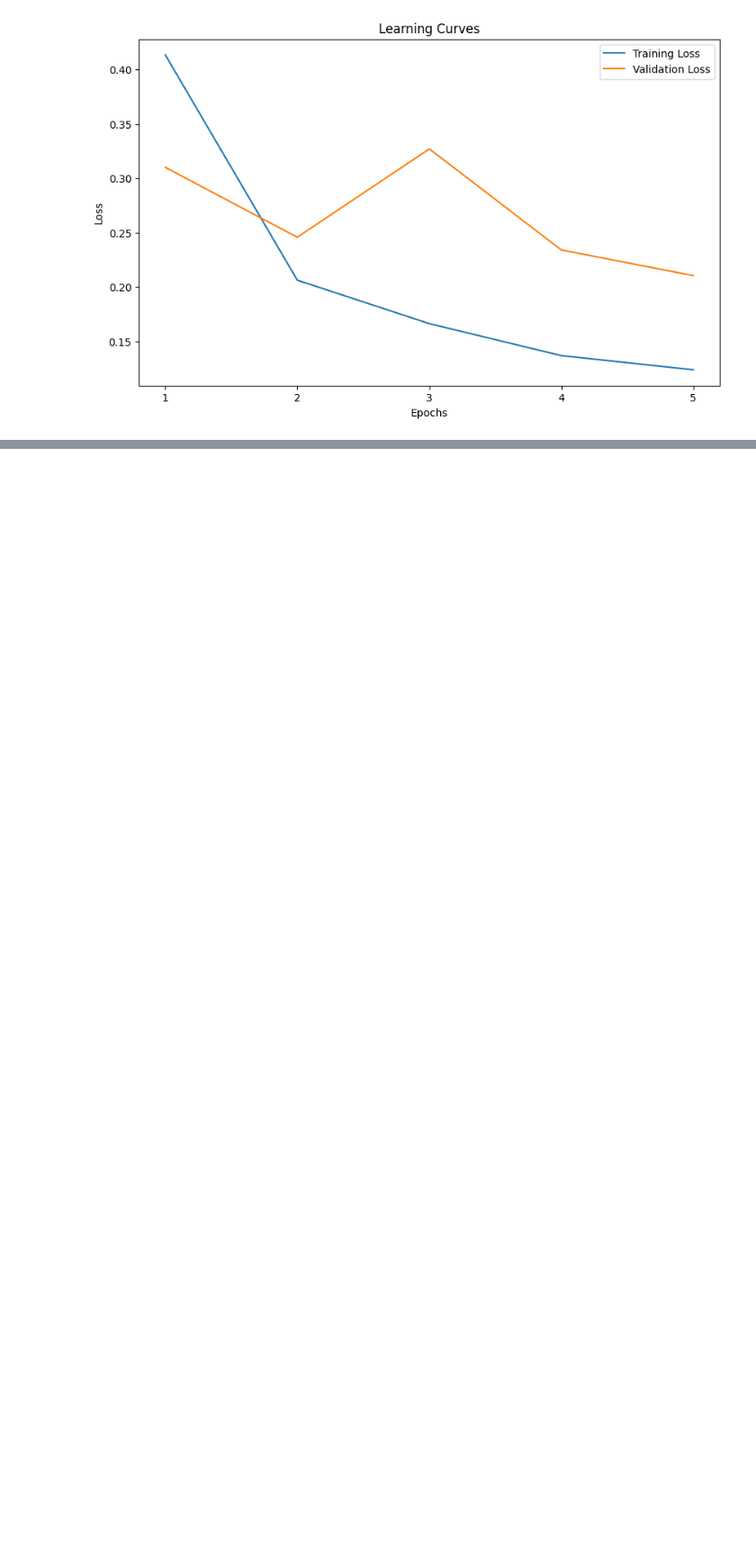
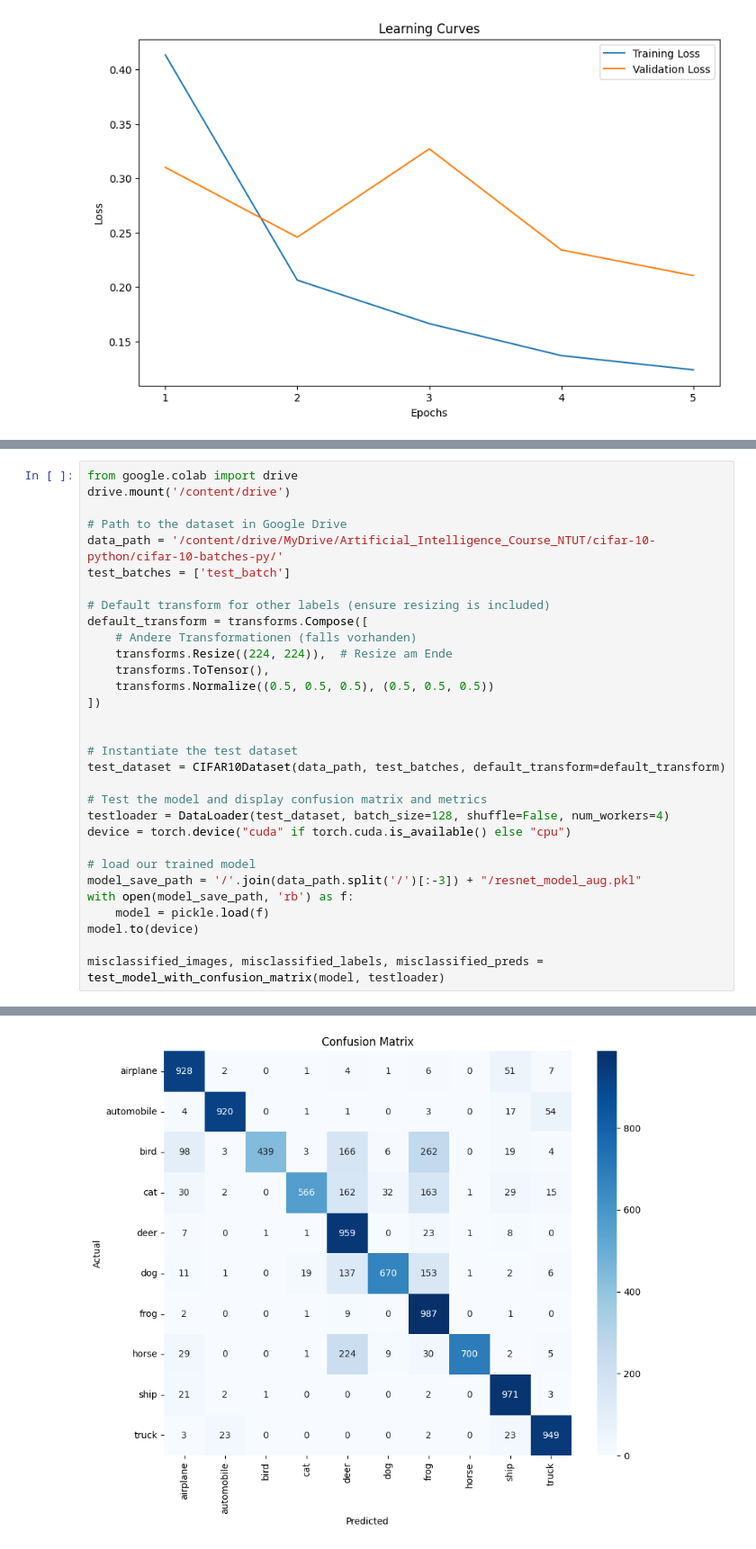
Before and after one commit to slinusc/Artificial_Intelligence_Course_NTUT, a Jupyter notebook: ResNet50.ipynb, the cells around one changed output, grey strips where cells are left out. Shown: that part at 90% size. Cells and saved outputs as stored; diff of their text form; blank space fills up the shorter version.

```diff
--- a/ResNet50.ipynb
+++ b/ResNet50.ipynb
@@ -737,0 +724,32 @@ F1 Score: 0.9269
+# %%
+from google.colab import drive
+drive.mount('/content/drive')
+
+# Path to the dataset in Google Drive
+data_path = '/content/drive/MyDrive/Artificial_Intelligence_Course_NTUT/cifar-10-python/cifar-10-batches-py/'
+test_batches = ['test_batch']
+
+# Default transform for other labels (ensure resizing is included)
+default_transform = transforms.Compose([
+    # Andere Transformationen (falls vorhanden)
+    transforms.Resize((224, 224)),  # Resize am Ende
+    transforms.ToTensor(),
+    transforms.Normalize((0.5, 0.5, 0.5), (0.5, 0.5, 0.5))
+])
+
+
+# Instantiate the test dataset
+test_dataset = CIFAR10Dataset(data_path, test_batches, default_transform=default_transform)
+
+# Test the model and display confusion matrix and metrics
+testloader = DataLoader(test_dataset, batch_size=128, shuffle=False, num_workers=4)
+device = torch.device("cuda" if torch.cuda.is_available() else "cpu")
+
+# load our trained model
+model_save_path = '/'.join(data_path.split('/')[:-3]) + "/resnet_model_aug.pkl"
+with open(model_save_path, 'rb') as f:
+    model = pickle.load(f)
+model.to(device)
+
+misclassified_images, misclassified_labels, misclassified_preds = test_model_with_confusion_matrix(model, testloader)
+# %% [output]
@@ -737,0 +771 @@ F1 Score: 0.9269
+[figure, added]
```
Also changed, not shown: parts of 5 cells of this notebook, 3 other files.
